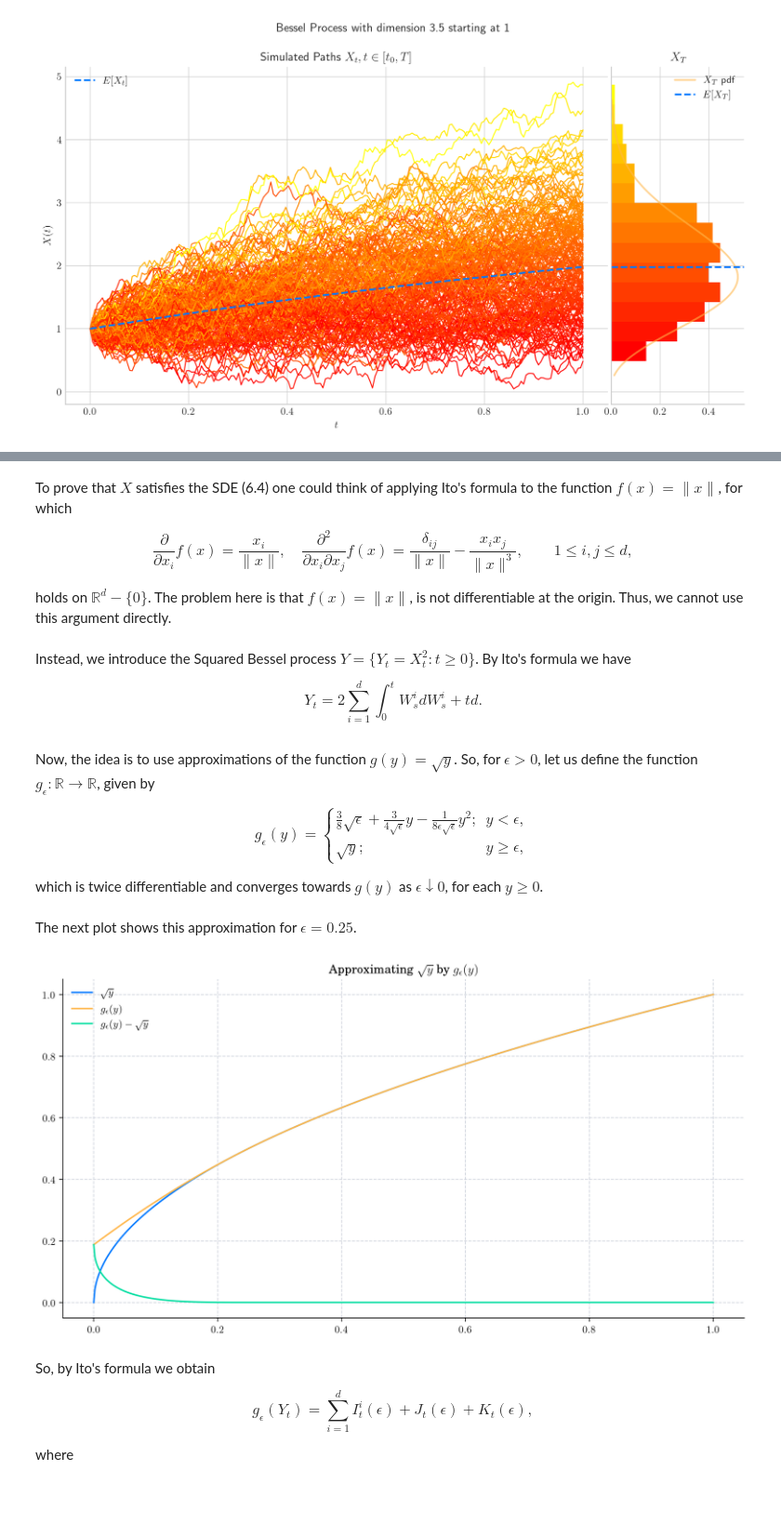
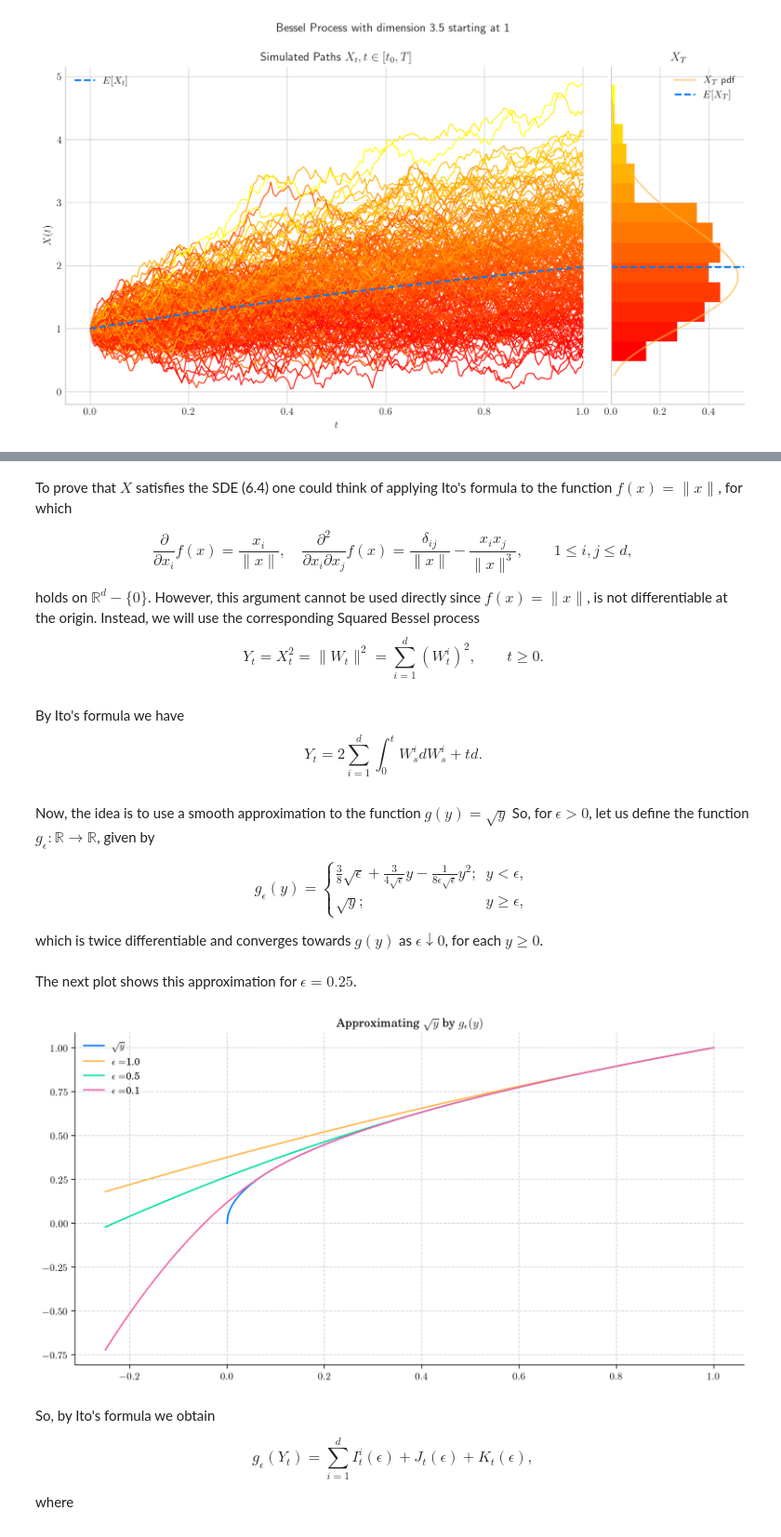
Before and after one commit to quantgirluk/Understanding-Quantitative-Finance, a Jupyter notebook: UQF/bessel_processes_part2.ipynb, the cells around one changed output, grey strips where cells are left out. Shown at 93% size. Drawn from its saved outputs; the diff is of its cells as text; code cells hidden in the pictures; blank space fills up the shorter version.

```diff
--- a/UQF/bessel_processes_part2.ipynb
+++ b/UQF/bessel_processes_part2.ipynb
@@ -83,19 +85,21 @@ By the  Levy's characterisation theorem we can conclude that the process $B$ is
 # %% [markdown]
 To prove that $X$ satisfies the SDE (6.4) one could think of applying Ito's formula to the function $f(x) = \| x\|$, for which
 
-\begin{equation}
+\begin{equation*}
 \frac{\partial}{\partial x_i} f(x) = \frac{x_i}{\| x \|} , \quad \frac{\partial^2}{\partial x_i \partial x_j} f(x) = \frac{\delta_{ij}}{\| x \|} - \frac{x_i x_j}{\|x \|^3}, \qquad 1 \leq i, j \leq d,
-\end{equation}
+\end{equation*}
 
-holds on $\mathbb{R}^d-\{0\}$. The problem here is that $f(x) = \| x\|$,  is not differentiable at the origin. Thus, we cannot use this argument directly.
+holds on $\mathbb{R}^d-\{0\}$. However, this argument cannot be used directly since $f(x) = \| x\|$,  is not differentiable at the origin.  Instead, we  will use the corresponding Squared Bessel process
+\begin{equation*}
+Y_t  = X_t^2 = \|W_t\|^2 = \sum_{i=1}^d (W^i_t)^2, \qquad t \geq 0.
+\end{equation*}
 # %% [markdown]
-Instead, we  introduce the Squared Bessel process $Y=\{Y_t=X_t^2 : t\geq 0\}$. By Ito's formula we have
-
+By Ito's formula we have
 \begin{equation}
 Y_t = 2 \sum_{i=1}^d \int_0^t W_s^i dW_s^i + td.
 \end{equation}
 # %% [markdown]
-Now, the idea is to use approximations of the function  $g(y)=\sqrt{y}$. So, for $\epsilon>0$, let us define the function $g_{\epsilon}:\mathbb{R} \rightarrow \mathbb{R}$, given by
+Now, the idea is to use a smooth approximation to the function  $g(y)=\sqrt{y}$  So, for $\epsilon>0$, let us define the function $g_{\epsilon}:\mathbb{R} \rightarrow \mathbb{R}$, given by
 
 \begin{equation*}
 g_{\epsilon}(y)= \begin{cases}
@@ -110,31 +114,29 @@ The next plot shows this approximation for $\epsilon = 0.25$.
 # %%
 from math import sqrt
 import numpy as np
 
 def g_epsilon(y, epsilon):
 
     if y<= epsilon:
         sqrtep = sqrt(epsilon)
         result = (3/8)*sqrtep +(3/4)*(1/sqrtep)*y - (1/8)*(1.0/(epsilon*sqrtep))*y**2
         return result
     else:
         return sqrt(y)
 
-ys = np.linspace(0,1.0,500)
-epsilon = 0.25
-ges = [ g_epsilon(y, epsilon) for y in ys]
-gs = [sqrt(y) for y in ys]
-diffs = [a-b for (a, b) in zip(ges, gs)]
-
-
-plt.plot(ys, gs, label='$\sqrt{y}$')
-plt.plot(ys, ges, label = '$g_{ \epsilon}(y)$')
-plt.plot(ys, diffs, label = '$g_{\epsilon}(y)- \sqrt{y}$')
+ys0 = np.linspace(0.,1.0,500)
+gs = [sqrt(y) for y in ys0]
+plt.plot(ys0, gs, label='$\sqrt{y}$')
+ys = np.linspace(-0.25,1.0,500)
+for epsilon in [1.0, 0.5, 0.10]:
+    ges = [g_epsilon(y, epsilon) for y in ys]
+    diffs = [a-b for (a, b) in zip(ges, gs)]
+    plt.plot(ys, ges, label = f'$\epsilon = ${epsilon}')
 plt.title('Approximating $\sqrt{y}$ by $g_{\epsilon}(y)$')
 plt.legend()
 plt.show()
 # %% [output]
-[figure, old version]
+[figure, new version]
 # %% [markdown]
 So, by Ito's formula we obtain
 
```
Also changed, not shown: parts of 10 cells of this notebook.
